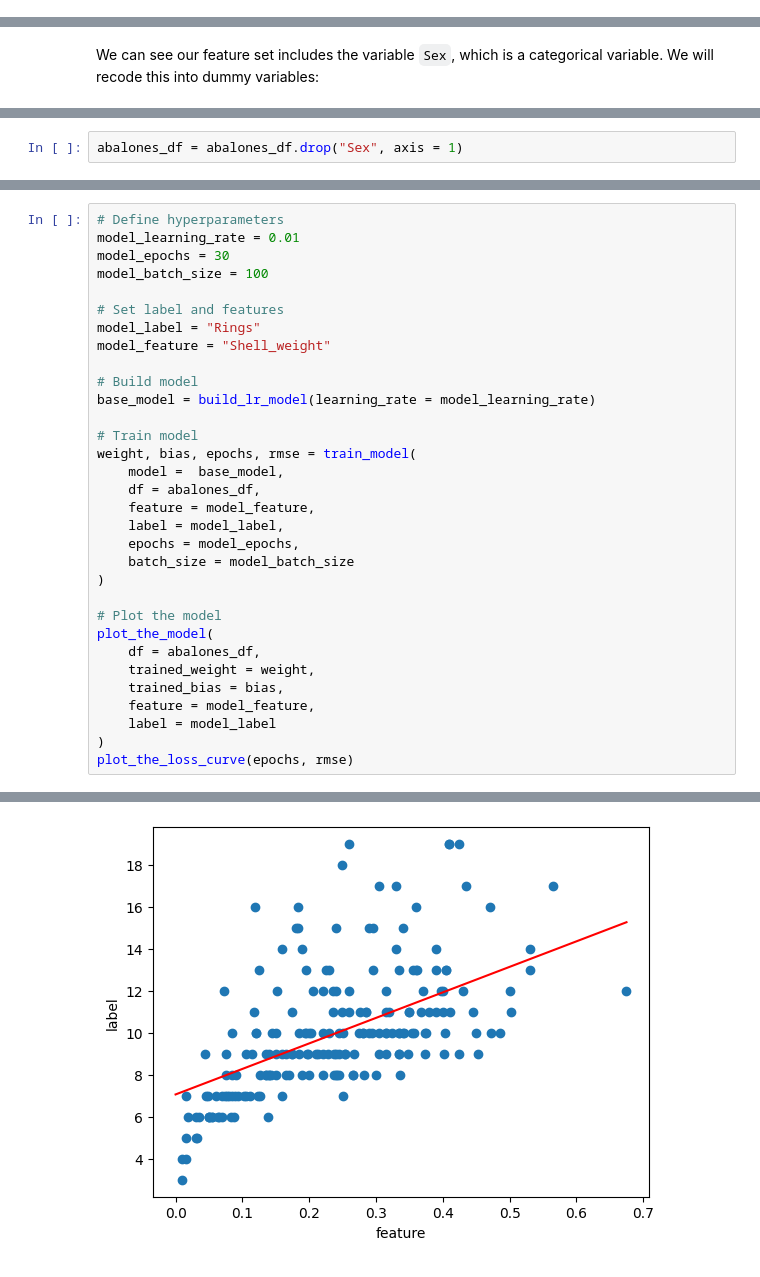
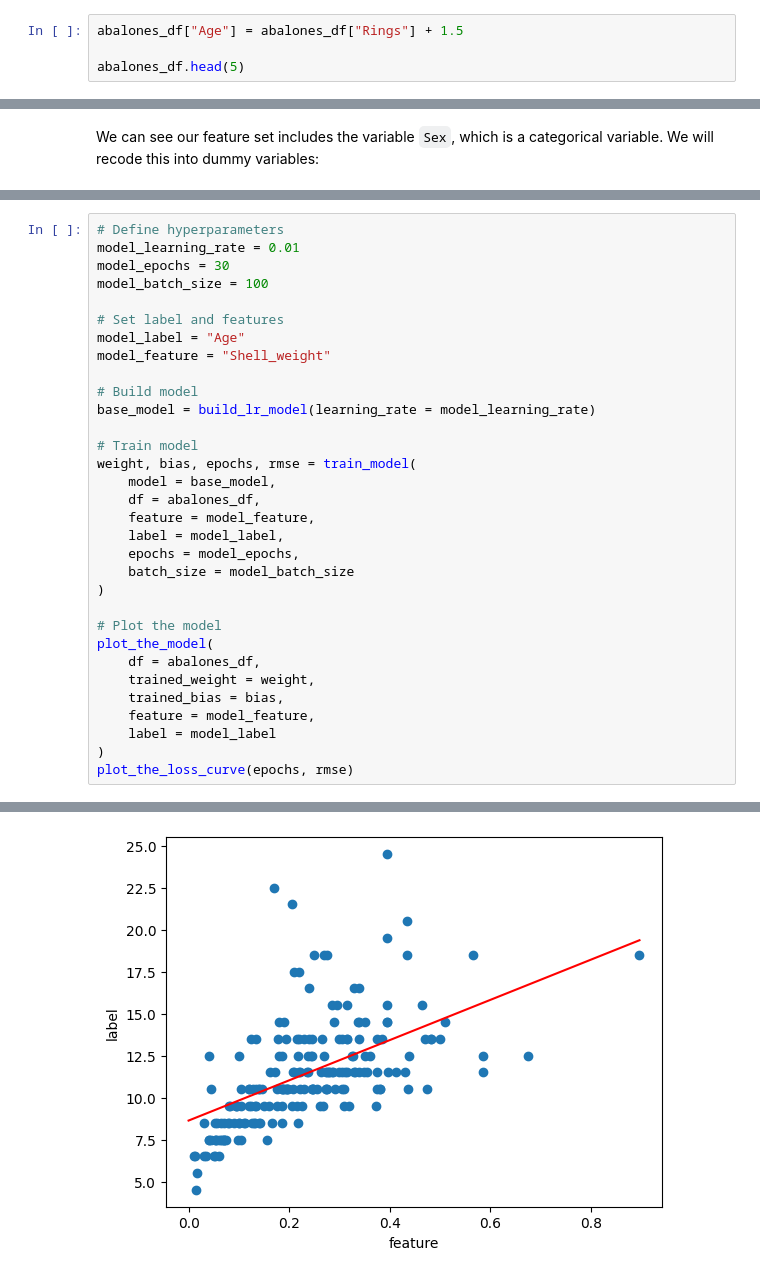
Before and after one commit to ChrisSoderberg-ONS/ml-practice, a Jupyter notebook: tensorflow-ml.ipynb, the cells around one changed output, grey strips where cells are left out. Cells and saved outputs as stored; diff of their text form.

Commit message:
Added module and notebook code for model predictions

```diff
--- a/tensorflow-ml.ipynb
+++ b/tensorflow-ml.ipynb
@@ -53,0 +54,4 @@ So the machine learning task is to use some combination of the sex, length, diam
+# %%
+abalones_df["Age"] = abalones_df["Rings"] + 1.5
+
+abalones_df.head(5)
@@ -71,3 +80 @@ We can drop the original `Sex` variable from the feature set now that we have re
-# %%
-abalones_df = abalones_df.drop("Sex", axis = 1)
 # %% [markdown]
@@ -104,7 +114,7 @@ model_epochs = 30
 model_batch_size = 100
 
 # Set label and features
-model_label = "Rings"
+model_label = "Age"
 model_feature = "Shell_weight"
 
 # Build model
@@ -112,7 +122,7 @@ base_model = build_lr_model(learning_rate = model_learning_rate)
 
 # Train model
 weight, bias, epochs, rmse = train_model(
-    model =  base_model,
+    model = base_model,
     df = abalones_df,
     feature = model_feature,
     label = model_label,
@@ -150 +160 @@ Epoch 30/30
-[figure, old version]
+[figure, new version]
```
Also changed, not shown: parts of 10 cells of this notebook, 1 other file.
